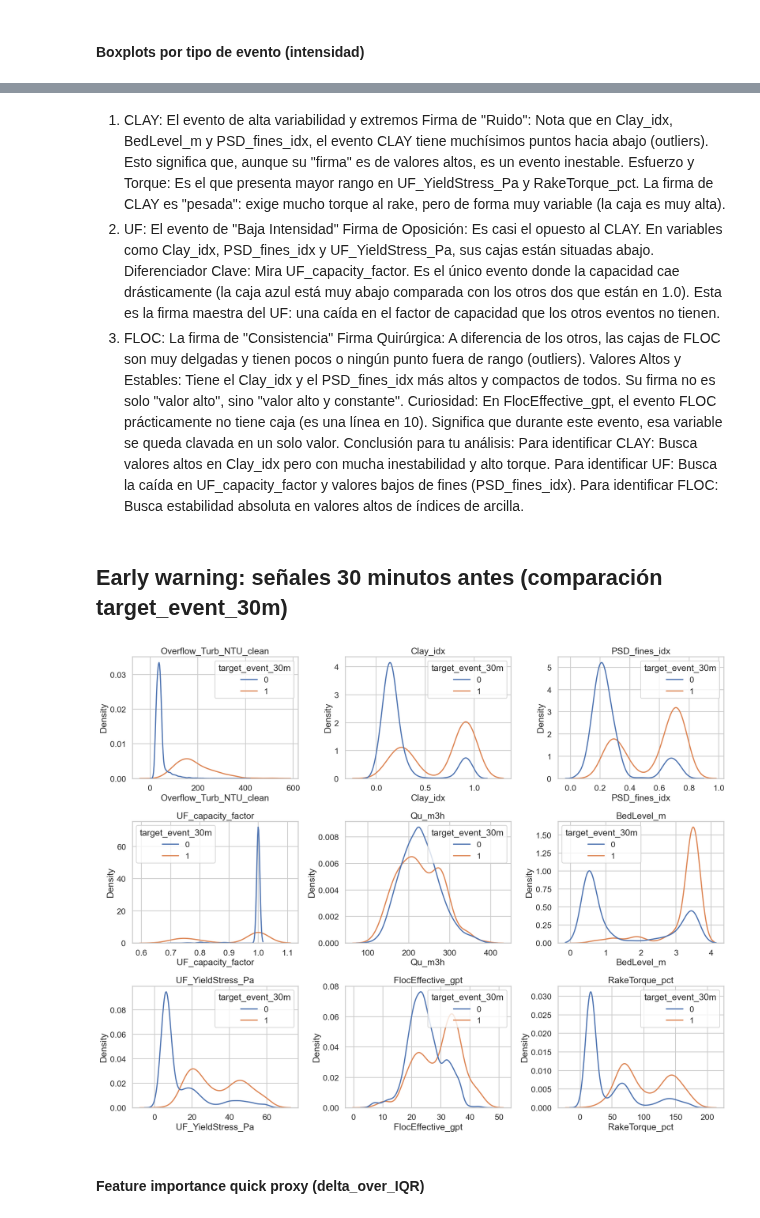
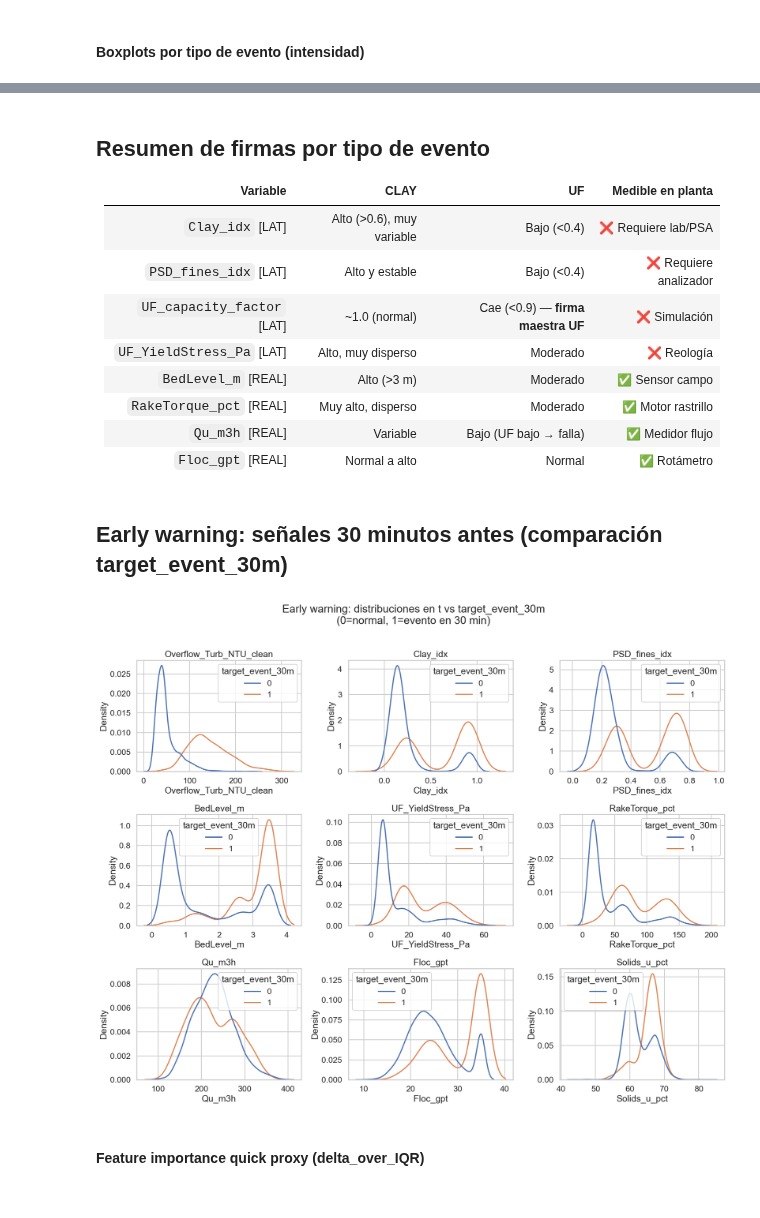
Before and after one commit to MatiasValenzuelaMunoz/Thickener-Water-Recovery-Sentinel-TWS, a Jupyter notebook: notebooks/01_eda.ipynb, the cells around one changed output, grey strips where cells are left out. Drawn from its saved outputs; the diff is of its cells as text; code cells hidden in the pictures.

```diff
--- a/notebooks/01_eda.ipynb
+++ b/notebooks/01_eda.ipynb
@@ -6,7 +6,7 @@ import matplotlib.pyplot as plt
 
 sns.set_theme(style="whitegrid", context="talk")
 
-PATH = r"data/processed/thickener_timeseries_deadband0p27_sp4.parquet"
+PATH = r"../data/processed/thickener_timeseries_deadband0p27_sp4.parquet"
 df = pd.read_parquet(PATH)
 
 print(df.shape)
@@ -211,14 +241,22 @@ Clay/fines: en la distribucion de finos y presencia de arcilla se puede ver que
 # %%
 ev = df[df["event_now"] == 1].copy()
 
-features = ["Clay_idx", "UF_capacity_factor", "Qu_m3h", "FlocEffective_gpt", "BedLevel_m", "UF_YieldStress_Pa", "RakeTorque_pct","PSD_fines_idx"]
+features_latent = ["Clay_idx", "UF_capacity_factor", "PSD_fines_idx", "UF_YieldStress_Pa"]
+features_real   = ["BedLevel_m", "RakeTorque_pct", "Qu_m3h", "Floc_gpt"]
+features = features_latent + features_real
+
 fig, axes = plt.subplots(2, 4, figsize=(20, 8))
 axes = axes.flatten()
 
 for ax, f in zip(axes, features):
     sns.boxplot(ev, x="event_type", y=f, ax=ax)
-    ax.set_title(f)
+    label = " [LAT]" if f in features_latent else " [REAL]"
+    ax.set_title(f + label)
 
+plt.suptitle(
+    "Distribución por tipo de evento — [LAT]=latente (solo simulación), [REAL]=medible en planta",
+    y=1.01
+)
 plt.tight_layout()
 plt.show()
 # %% [output]
@@ -226,38 +264,41 @@ plt.show()
 # %% [markdown]
-1. CLAY: El evento de alta variabilidad y extremos
-Firma de "Ruido": Nota que en Clay_idx, BedLevel_m y PSD_fines_idx, el evento CLAY tiene muchísimos puntos hacia abajo (outliers). Esto significa que, aunque su "firma" es de valores altos, es un evento inestable.
-Esfuerzo y Torque: Es el que presenta mayor rango en UF_YieldStress_Pa y RakeTorque_pct. La firma de CLAY es "pesada": exige mucho torque al rake, pero de forma muy variable (la caja es muy alta).
-2. UF: El evento de "Baja Intensidad"
-Firma de Oposición: Es casi el opuesto al CLAY. En variables como Clay_idx, PSD_fines_idx y UF_YieldStress_Pa, sus cajas están situadas abajo.
-Diferenciador Clave: Mira UF_capacity_factor. Es el único evento donde la capacidad cae drásticamente (la caja azul está muy abajo comparada con los otros dos que están en 1.0). Esta es la firma maestra del UF: una caída en el factor de capacidad que los otros eventos no tienen.
-3. FLOC: La firma de "Consistencia"
-Firma Quirúrgica: A diferencia de los otros, las cajas de FLOC son muy delgadas y tienen pocos o ningún punto fuera de rango (outliers).
-Valores Altos y Estables: Tiene el Clay_idx y el PSD_fines_idx más altos y compactos de todos. Su firma no es solo "valor alto", sino "valor alto y constante".
-Curiosidad: En FlocEffective_gpt, el evento FLOC prácticamente no tiene caja (es una línea en 10). Significa que durante este evento, esa variable se queda clavada en un solo valor.
-Conclusión para tu análisis:
-Para identificar CLAY: Busca valores altos en Clay_idx pero con mucha inestabilidad y alto torque.
-Para identificar UF: Busca la caída en UF_capacity_factor y valores bajos de fines (PSD_fines_idx).
-Para identificar FLOC: Busca estabilidad absoluta en valores altos de índices de arcilla.
+## Resumen de firmas por tipo de evento
+
+| Variable | CLAY | UF | Medible en planta |
+|---|---|---|---|
+| `Clay_idx` [LAT] | Alto (>0.6), muy variable | Bajo (<0.4) | ❌ Requiere lab/PSA |
+| `PSD_fines_idx` [LAT] | Alto y estable | Bajo (<0.4) | ❌ Requiere analizador |
+| `UF_capacity_factor` [LAT] | ~1.0 (normal) | Cae (<0.9) — **firma maestra UF** | ❌ Simulación |
+| `UF_YieldStress_Pa` [LAT] | Alto, muy disperso | Moderado | ❌ Reología |
+| `BedLevel_m` [REAL] | Alto (>3 m) | Moderado | ✅ Sensor campo |
+| `RakeTorque_pct` [REAL] | Muy alto, disperso | Moderado | ✅ Motor rastrillo |
+| `Qu_m3h` [REAL] | Variable | Bajo (UF bajo → falla) | ✅ Medidor flujo |
+| `Floc_gpt` [REAL] | Normal a alto | Normal | ✅ Rotámetro |
 # %% [markdown]
 ## Early warning: señales 30 minutos antes (comparación target_event_30m)
 # %%
-cols = ["Overflow_Turb_NTU_clean", "Clay_idx", "PSD_fines_idx", "UF_capacity_factor", "Qu_m3h", "BedLevel_m",
-        "UF_YieldStress_Pa", "FlocEffective_gpt", "RakeTorque_pct"]
+cols = ["Overflow_Turb_NTU_clean", "Clay_idx", "PSD_fines_idx",
+        "BedLevel_m", "UF_YieldStress_Pa",
+        "RakeTorque_pct", "Qu_m3h", "Floc_gpt", "Solids_u_pct"]
 
 sample = df.sample(8000, random_state=1).copy()
 sample["target_event_30m"] = sample["target_event_30m"].astype(int)
 
 fig, axes = plt.subplots(3, 3, figsize=(18, 14))
 axes = axes.flatten()
 
 for ax, c in zip(axes, cols):
     sns.kdeplot(sample, x=c, hue="target_event_30m", common_norm=False, ax=ax)
     ax.set_title(c)
 
+plt.suptitle(
+    "Early warning: distribuciones en t vs target_event_30m\n(0=normal, 1=evento en 30 min)",
+    y=1.01
+)
 plt.tight_layout()
 plt.show()
 # %% [output]
-[figure, old version]
+[figure, new version]
 # %% [markdown]
 #### Feature importance quick proxy (delta_over_IQR)
 # %%
```
Also changed, not shown: parts of 22 cells of this notebook, 10 other files.
